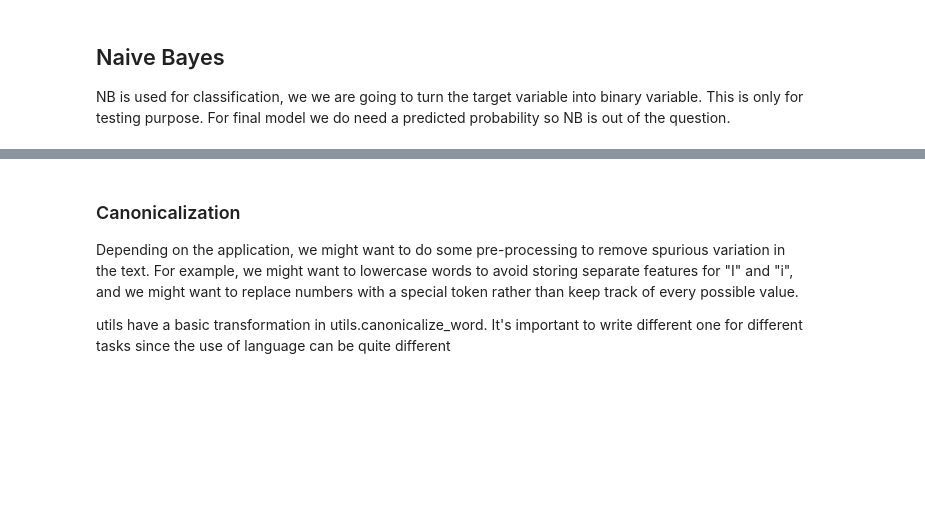
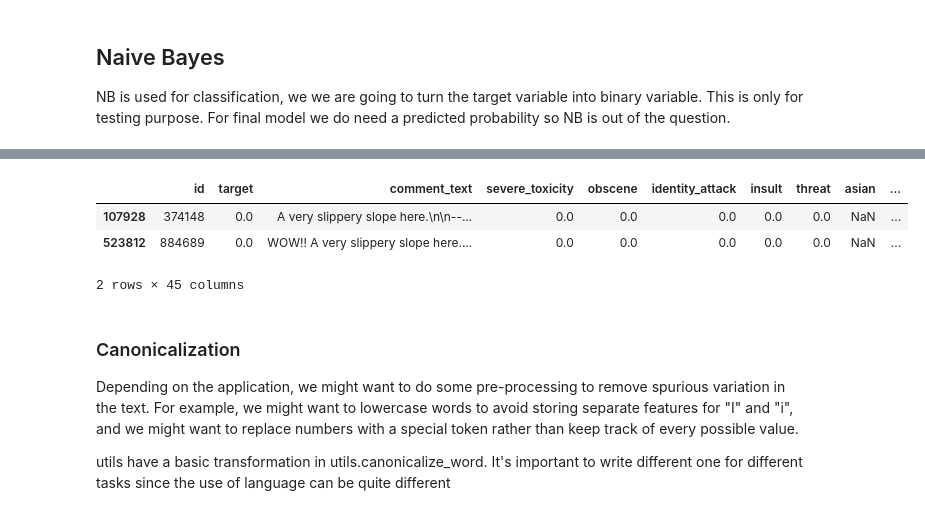
Before and after one commit to KathleenYWang/Language_Models_For_Toxicity_Classification, a Jupyter notebook: NaiveBayes.ipynb, the cells around one changed output, grey strips where cells are left out. Cells and saved outputs as stored; diff of their text form; code cells hidden in the pictures; blank space fills up the shorter version.

```diff
--- a/NaiveBayes.ipynb
+++ b/NaiveBayes.ipynb
@@ -241,3 +282,10 @@ pred 0 actual 1
+# %%
+train[train['comment_text'].str.contains("A very slippery slope here")]
+# %% [output]
+|  | id | target | comment_text | severe_toxicity | obscene | identity_attack | insult | threat | asian | ... |
+| 107928 | 374148 | 0.0 | A very slippery slope here.\n\n--... | 0.0 | 0.0 | 0.0 | 0.0 | 0.0 | NaN | ... |
+| 523812 | 884689 | 0.0 | WOW!! A very slippery slope here.... | 0.0 | 0.0 | 0.0 | 0.0 | 0.0 | NaN | ... |
+2 rows × 45 columns
 # %% [markdown]
 ### Canonicalization
 Depending on the application, we might want to do some pre-processing to remove spurious variation in the text. For example, we might want to lowercase words to avoid storing separate features for "I" and "i", and we might want to replace numbers with a special token rather than keep track of every possible value.
```
Also changed, not shown: parts of 22 cells of this notebook.
